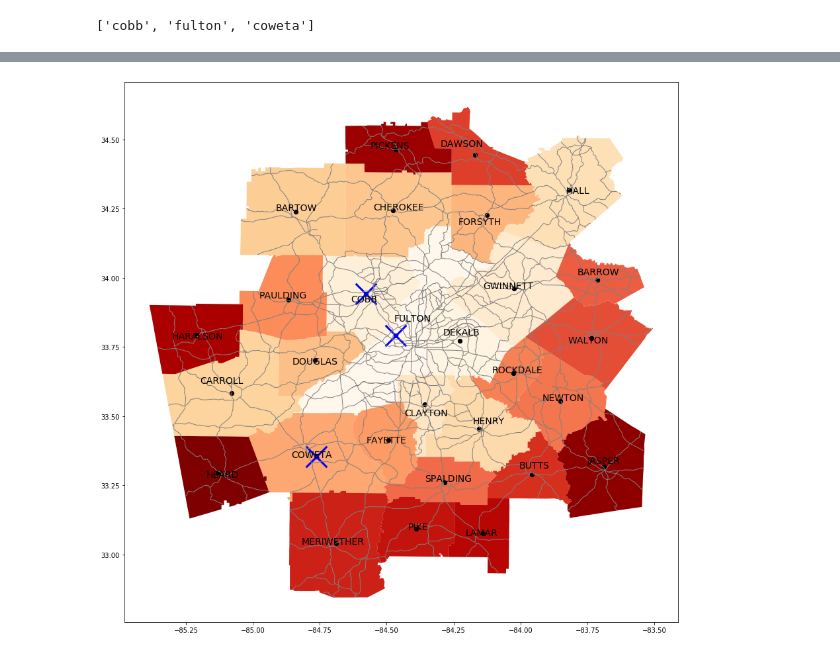
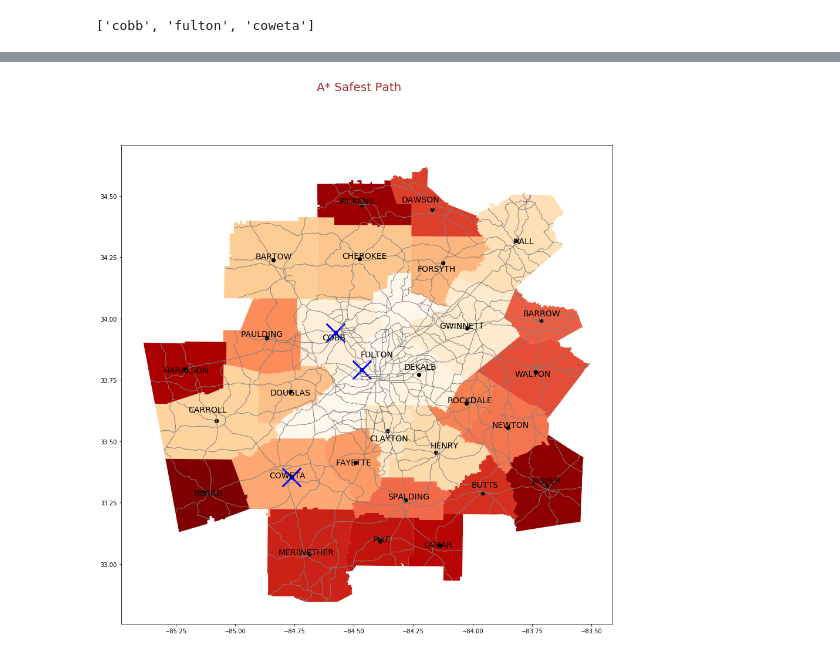
Before and after one commit to SameeraTurupu/Safest_corona_regions, a Jupyter notebook: Astar_Algorithm.ipynb, the cells around one changed output, grey strips where cells are left out. Drawn from its saved outputs; the diff is of its cells as text; code cells hidden in the pictures.

Commit message:
Added visualizations for safest path with deadline

```diff
--- a/Astar_Algorithm.ipynb
+++ b/Astar_Algorithm.ipynb
@@ -349,12 +357,13 @@ mr=gpd.read_file('data/Major_Roads/Major_Roads.shp')
 # %%
 fig,ax=plt.subplots(figsize=(15,15))
 base=at_county.plot(ax=ax,cmap='OrRd')
 base2=points.plot(ax=base,color="black",markersize=40,marker="o")
 base3=at_df.plot(ax=base2,color="blue",markersize=1000,marker="x",linewidth=3)
 base4=mr.plot(ax=base3,color="grey",linewidth=1)
 for idx, row in at_county.iterrows():
     plt.annotate(s=row['Label'], xy=row['coords'],
                  horizontalalignment='center',fontsize=14)
+fig.suptitle('A* Safest Path',fontsize=20,color='brown')
 plt.show()
 # %% [output]
-[figure, old version]
+[figure, new version]
```
Also changed, not shown: parts of 4 cells of this notebook, 1 other file.
